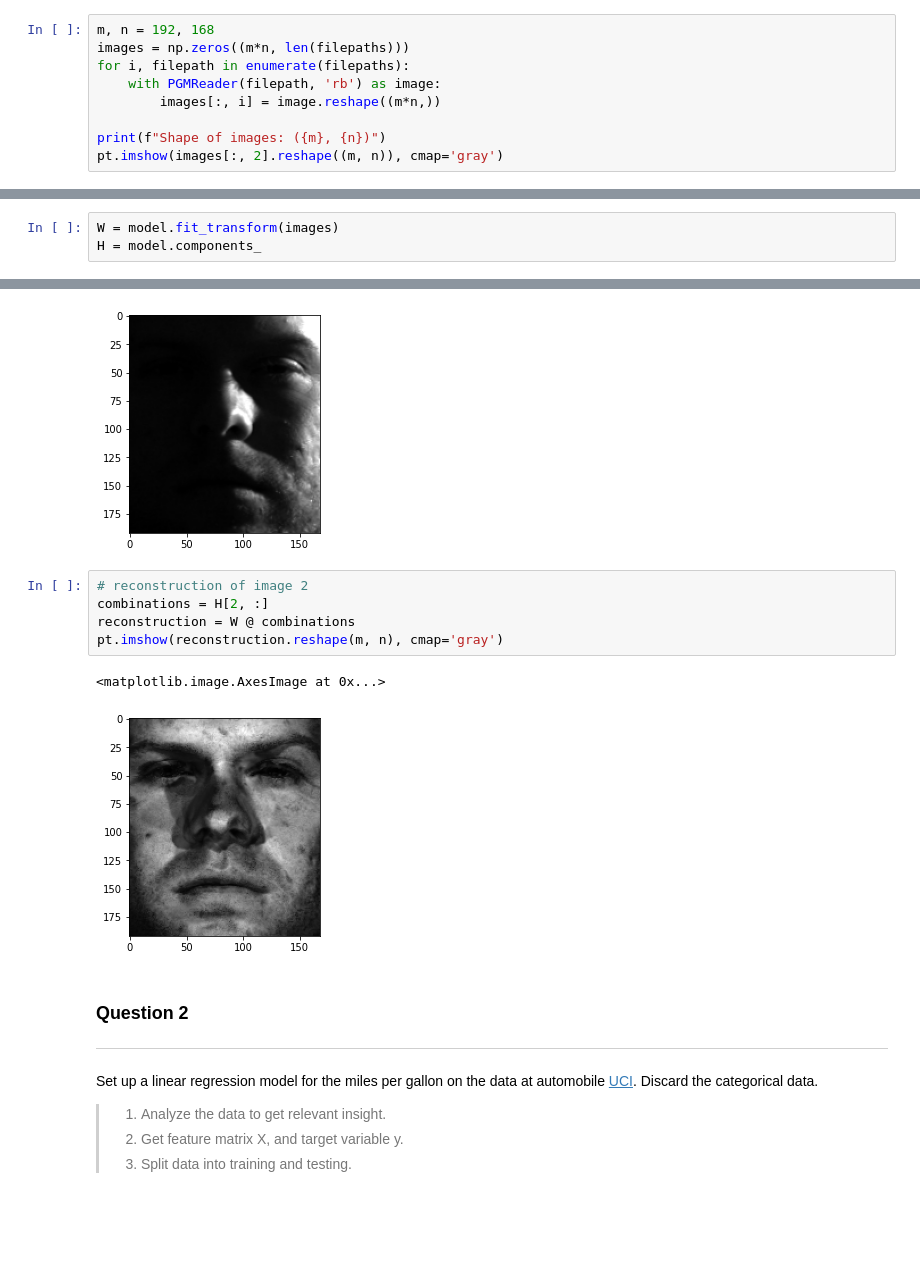
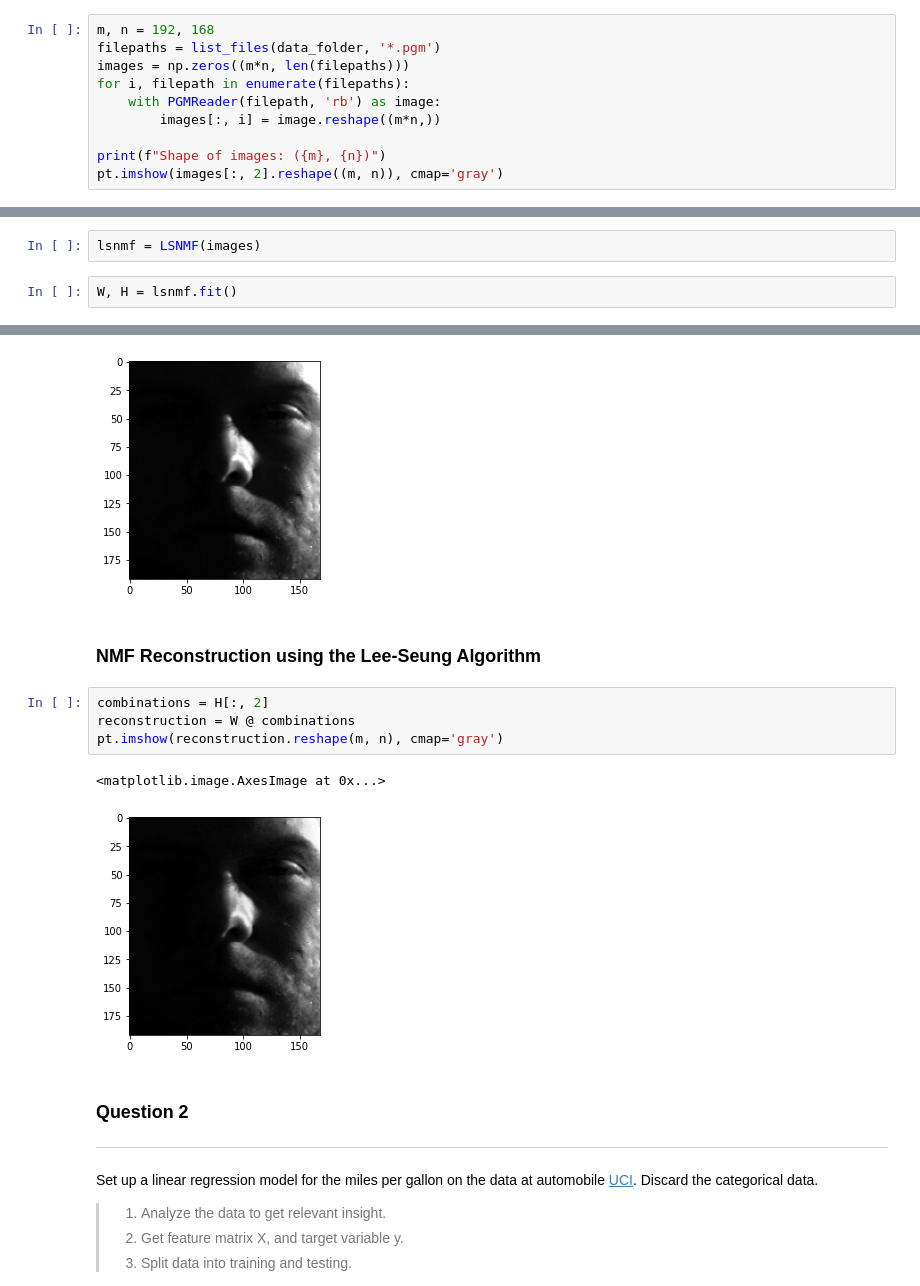
Before and after one commit to mycicle/ma544, a Jupyter notebook: assignments/PA-4/MA544_S21_PA4.ipynb, the cells around one changed output, grey strips where cells are left out. Saved outputs shown, nothing was run; the diff lists cells and outputs as text; blank space fills up the shorter version.

```diff
--- a/assignments/PA-4/MA544_S21_PA4.ipynb
+++ b/assignments/PA-4/MA544_S21_PA4.ipynb
@@ -68,6 +67,7 @@ class PGMReader():
         return np.array(raster)
 # %%
 m, n = 192, 168
+filepaths = list_files(data_folder, '*.pgm')
 images = np.zeros((m*n, len(filepaths)))
 for i, filepath in enumerate(filepaths):
     with PGMReader(filepath, 'rb') as image:
@@ -89,3 +86,0 @@ model = NMF(init='random', random_state=42)
-# %%
-W = model.fit_transform(images)
-H = model.components_
@@ -131,0 +128,4 @@ H.shape
+# %%
+lsnmf = LSNMF(images)
+# %%
+W, H = lsnmf.fit()
@@ -135,14 +143,15 @@ pt.imshow(images[:, 2].reshape(m, n), cmap='gray')
 # %% [output]
 <matplotlib.image.AxesImage at 0x...>
 [figure]
+# %% [markdown]
+### NMF Reconstruction using the Lee-Seung Algorithm
 # %%
-# reconstruction of image 2
-combinations = H[2, :]
+combinations = H[:, 2]
 reconstruction = W @ combinations
 pt.imshow(reconstruction.reshape(m, n), cmap='gray')
 # %% [output]
 <matplotlib.image.AxesImage at 0x...>
-[figure, old version]
+[figure, new version]
 # %% [markdown]
 ### Question 2
 ---
```
Also changed, not shown: parts of 14 cells of this notebook, 9 other files.
